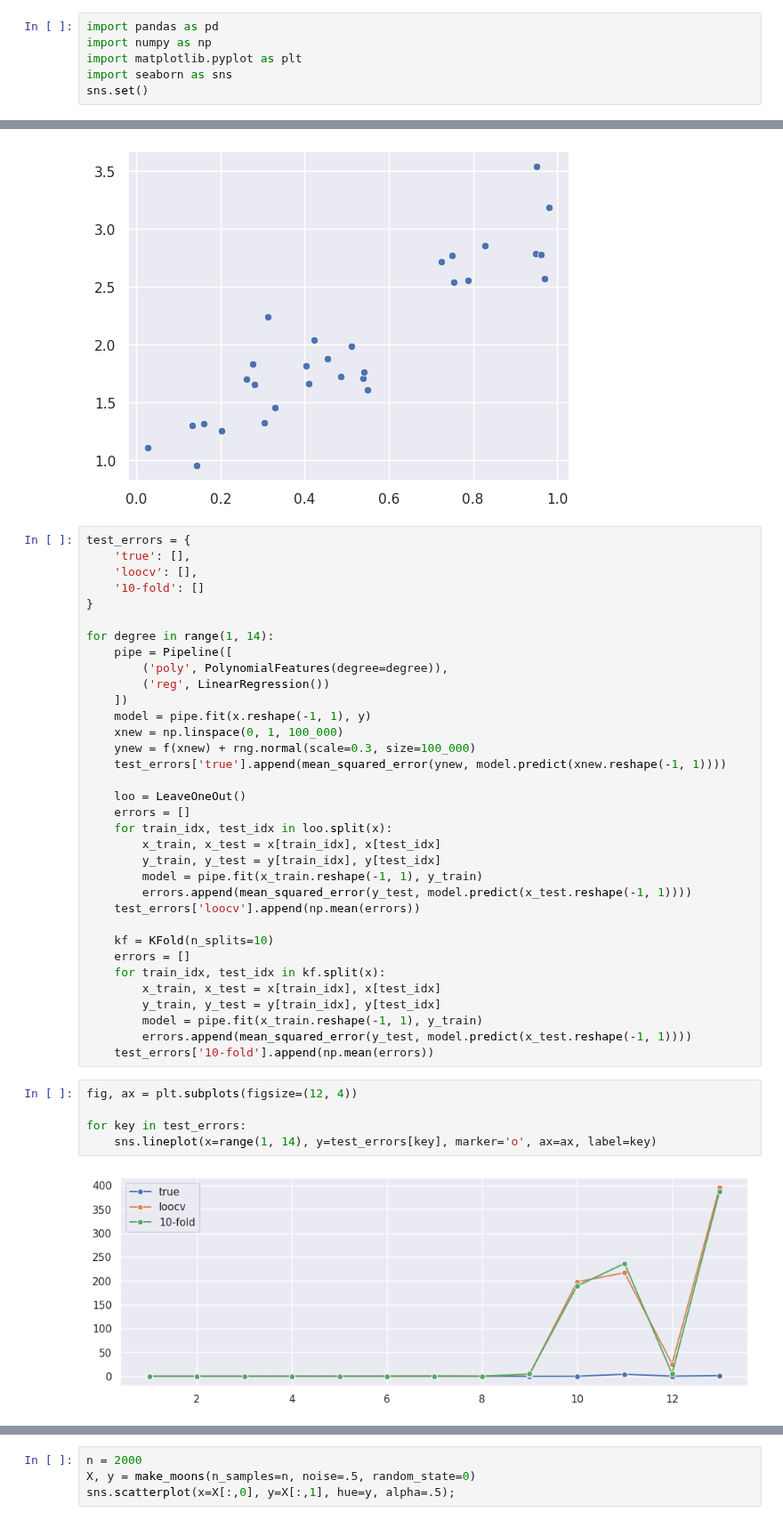
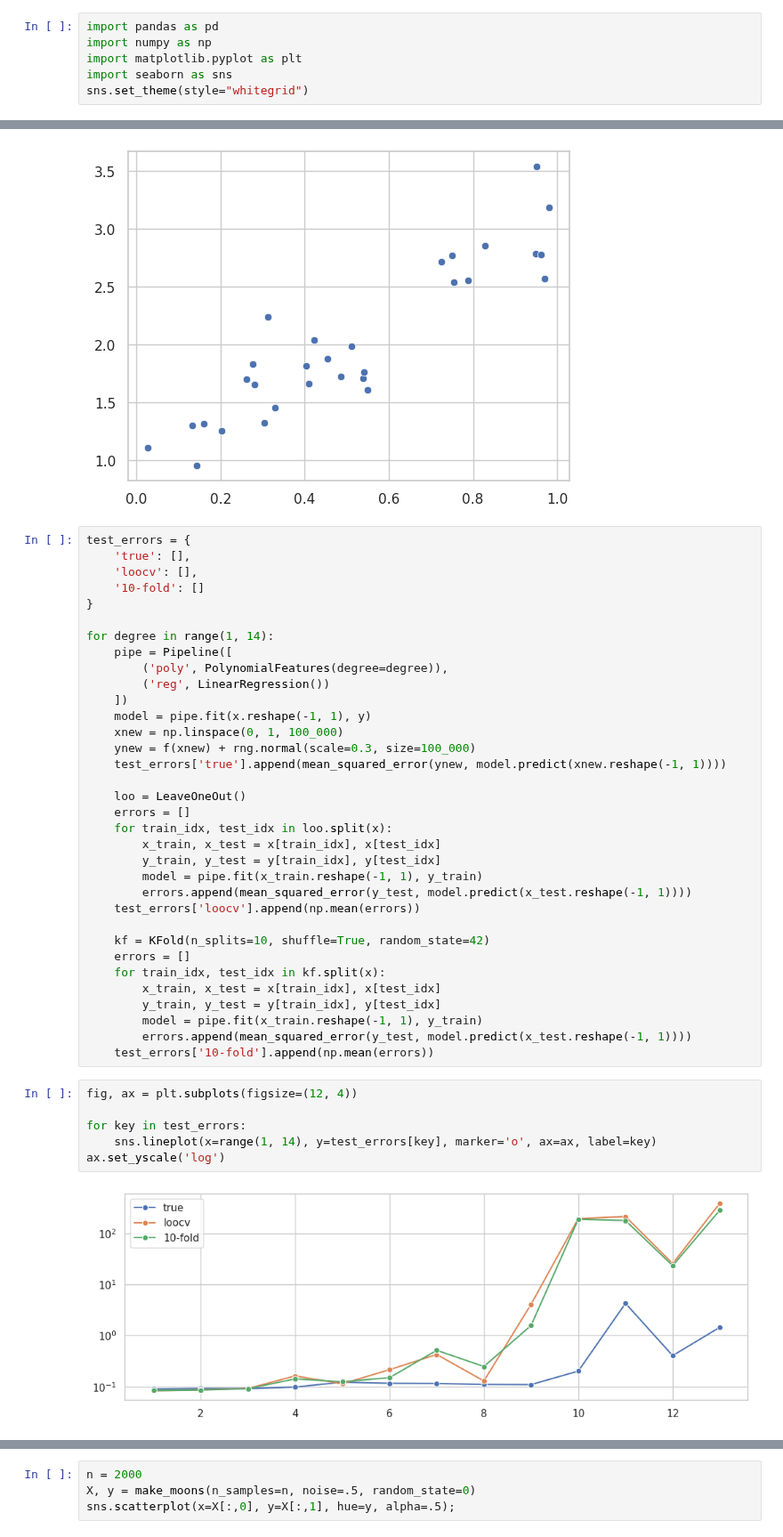
Before and after one commit to rodakt/MAD, a Jupyter notebook: wyklad_10.ipynb, the cells around one changed output, grey strips where cells are left out. Shown at 89% size. Saved outputs shown, nothing was run; the diff lists cells and outputs as text.

```diff
--- a/wyklad_10.ipynb
+++ b/wyklad_10.ipynb
@@ -71,7 +86,7 @@ import pandas as pd
 import numpy as np
 import matplotlib.pyplot as plt
 import seaborn as sns
-sns.set()
+sns.set_theme(style="whitegrid")
 # %%
 from sklearn.model_selection import (
     train_test_split,
@@ -314,7 +329,7 @@ for degree in range(1, 14):
         errors.append(mean_squared_error(y_test, model.predict(x_test.reshape(-1, 1))))
     test_errors['loocv'].append(np.mean(errors))
 
-    kf = KFold(n_splits=10)
+    kf = KFold(n_splits=10, shuffle=True, random_state=42)
     errors = []
     for train_idx, test_idx in kf.split(x):
         x_train, x_test = x[train_idx], x[test_idx]
@@ -325,9 +340,10 @@ for degree in range(1, 14):
 # %%
 fig, ax = plt.subplots(figsize=(12, 4))
 
 for key in test_errors:
     sns.lineplot(x=range(1, 14), y=test_errors[key], marker='o', ax=ax, label=key)
+ax.set_yscale('log')
 # %% [output]
-[figure, old version]
+[figure, new version]
 # %%
 pipe = Pipeline([
```
Also changed, not shown: parts of 18 cells of this notebook, 5 other files.
